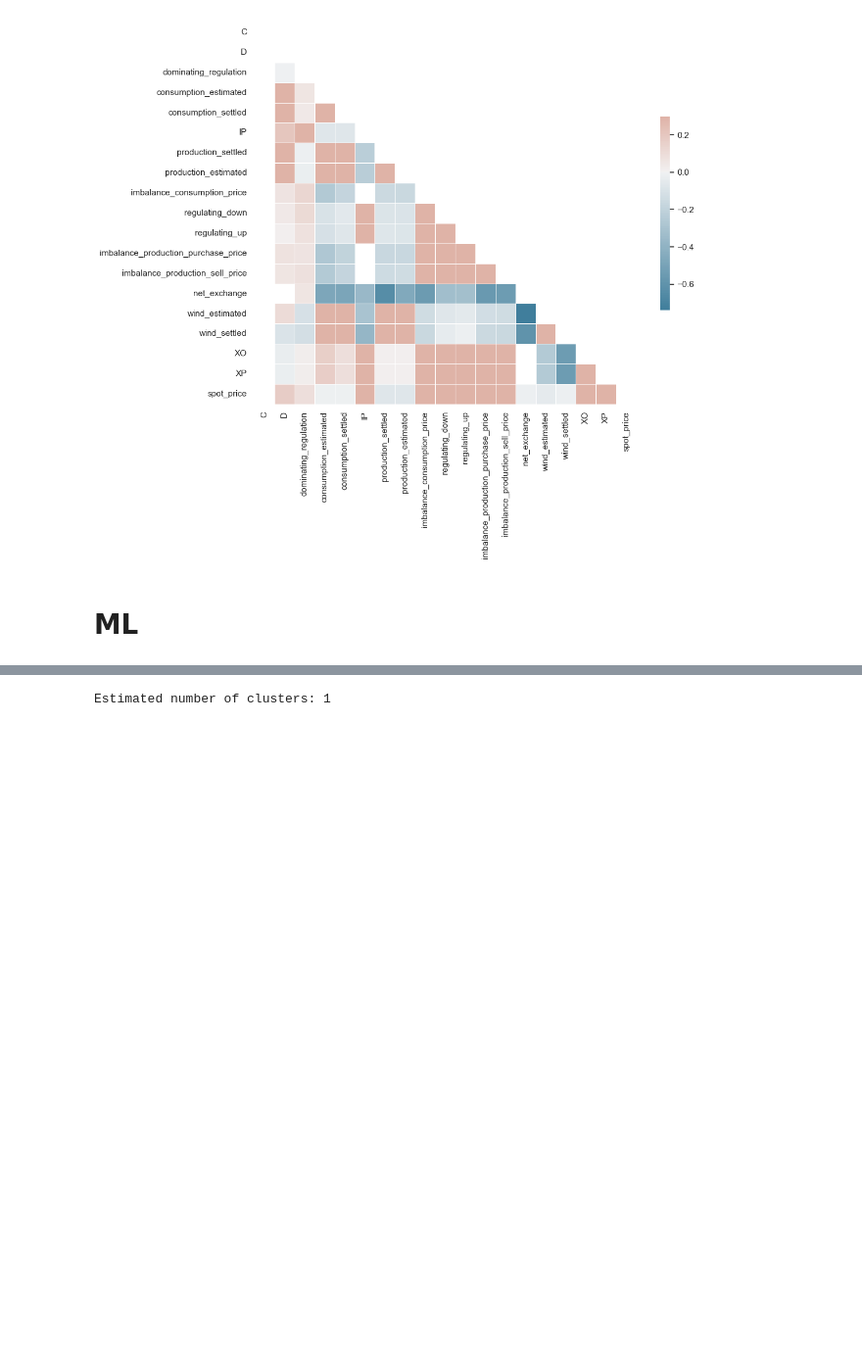
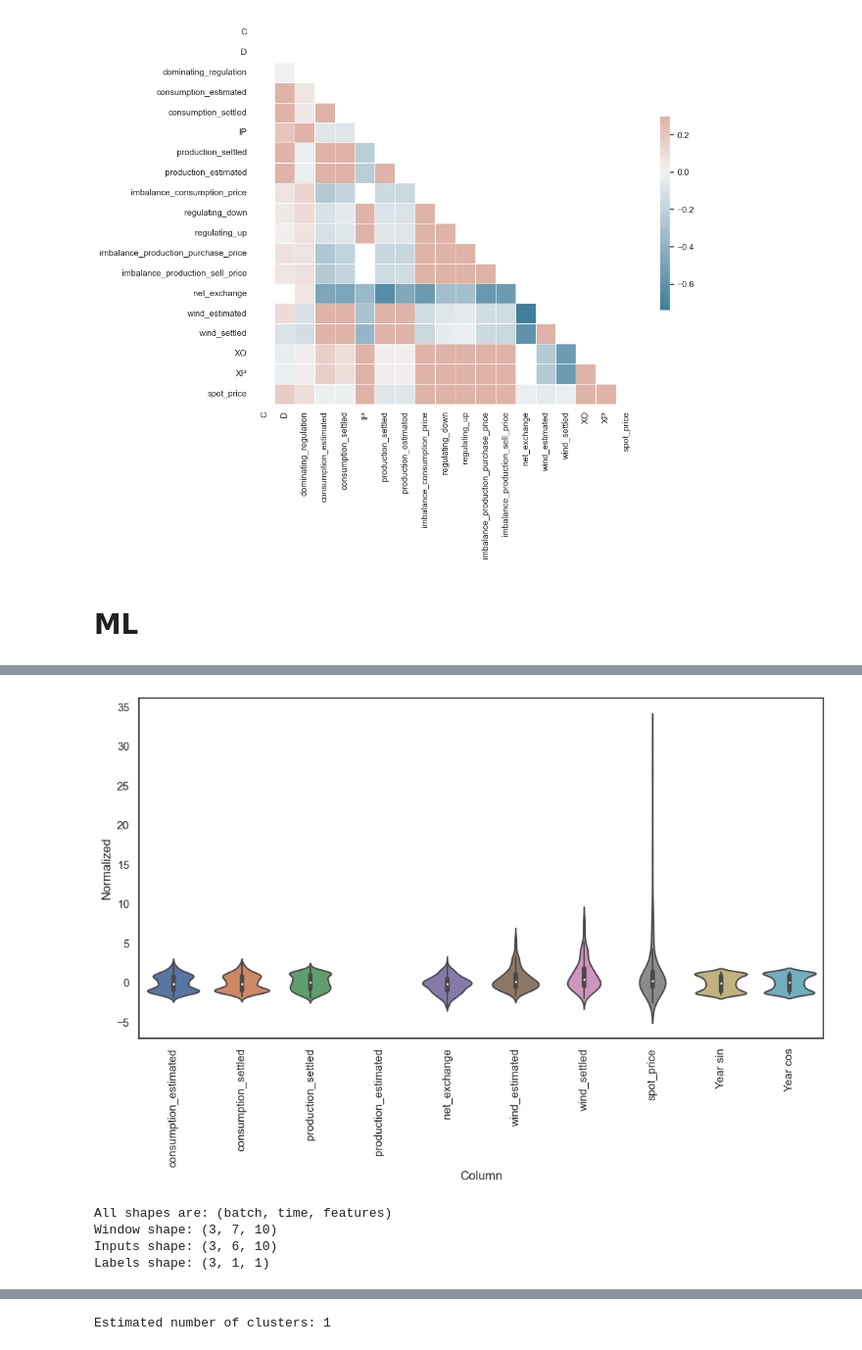
Before and after one commit to KoLogicDev/DSProject, a Jupyter notebook: DSProject.ipynb, the cells around one changed output, grey strips where cells are left out. Shown at 98% size. Cells and saved outputs as stored; diff of their text form; code cells hidden in the pictures; blank space fills up the shorter version.

```diff
--- a/DSProject.ipynb
+++ b/DSProject.ipynb
@@ -257,0 +303,24 @@ The default value of numeric_only in DataFrame.corr is deprecated. In a future v
+# %%
+column_indices = {name: i for i, name in enumerate(stockholm_df.columns)}
+
+n = len(stockholm_df)
+train_df = stockholm_df[0:int(n*0.7)]
+val_df = stockholm_df[int(n*0.7):int(n*0.9)]
+test_df = stockholm_df[int(n*0.9):]
+
+num_features = stockholm_df.shape[1]
+# %%
+train_mean = train_df.mean()
+train_std = train_df.std()
+
+train_df = (train_df - train_mean) / train_std
+val_df = (val_df - train_mean) / train_std
+test_df = (test_df - train_mean) / train_std
+# %%
+df_std = (stockholm_df - train_mean) / train_std
+df_std = df_std.melt(var_name='Column', value_name='Normalized')
+plt.figure(figsize=(12, 6))
+ax = sns.violinplot(x='Column', y='Normalized', data=df_std)
+_ = ax.set_xticklabels(stockholm_df.keys(), rotation=90)
+# %% [output]
+[figure, added]
@@ -257,0 +388,19 @@ The default value of numeric_only in DataFrame.corr is deprecated. In a future v
+# %%
+import tensorflow as tf
+
+# Stack three slices, the length of the total window.
+example_window = tf.stack([np.array(train_df[:w2.total_window_size]),
+                           np.array(train_df[100:100+w2.total_window_size]),
+                           np.array(train_df[200:200+w2.total_window_size])])
+
+example_inputs, example_labels = w2.split_window(example_window)
+
+print('All shapes are: (batch, time, features)')
+print(f'Window shape: {example_window.shape}')
+print(f'Inputs shape: {example_inputs.shape}')
+print(f'Labels shape: {example_labels.shape}')
+# %% [output]
+All shapes are: (batch, time, features)
+Window shape: (3, 7, 10)
+Inputs shape: (3, 6, 10)
+Labels shape: (3, 1, 1)
```
Also changed, not shown: parts of 28 cells of this notebook, 1 other file.
